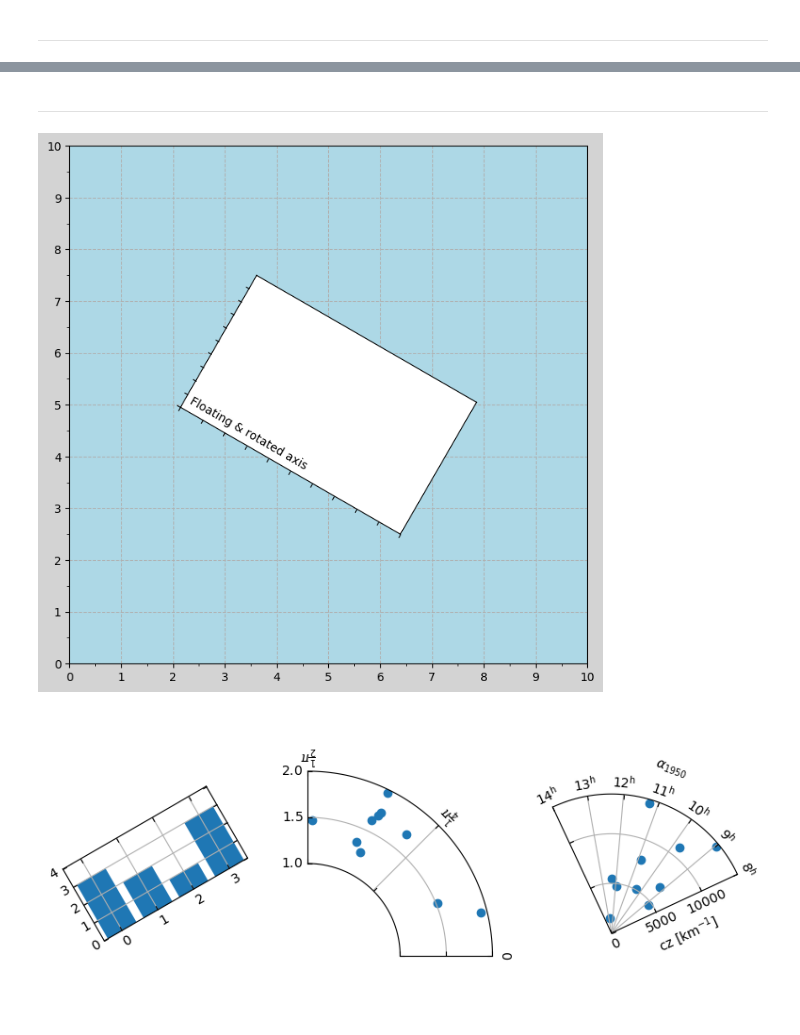
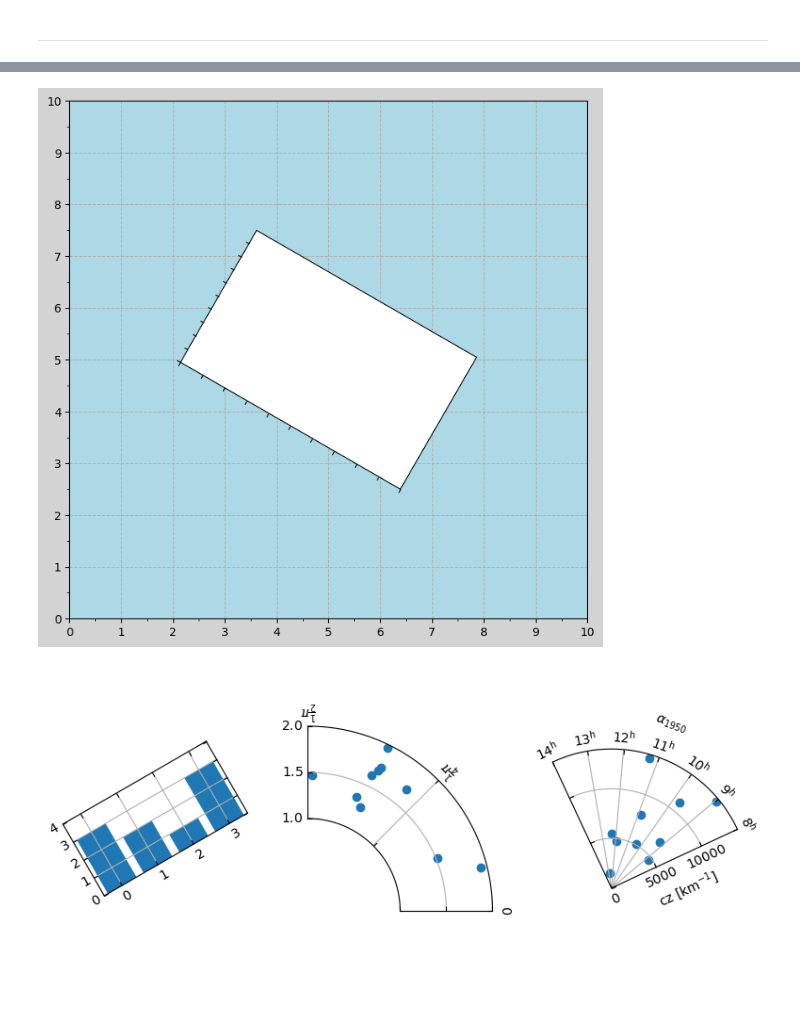
Before and after one commit to rodriguezmDNA/dataviz, a Jupyter notebook: floating_axes.ipynb, the cells around one changed output, grey strips where cells are left out. Saved outputs shown, nothing was run; the diff lists cells and outputs as text; code cells hidden in the pictures; blank space fills up the shorter version.

Commit message:
floating axes

```diff
--- a/floating_axes.ipynb
+++ b/floating_axes.ipynb
@@ -761,5 +794,3 @@ plt.show()
-# %% [markdown]
------
 # %%
 
 
@@ -787,47 +818,53 @@ P = center + rotation.transform(T)
 # xmin, xmax = T[:,0].min(), T[:,0].max()
 # ymin, ymax = T[:,1].min(), T[:,1].max()
 # T = [(xmin, ymin), (xmin, ymax), (xmax, ymax), (xmax, ymin), (xmin, ymin)]
 # P = center + T
 # plt.plot(P[:,0], P[:,1], color="black", linewidth=0.75)
 
 # Actual floating axis
 DC_to_FC = ax1.transData.transform
 FC_to_NFC = fig.transFigure.inverted().transform
 DC_to_NFC = lambda x: FC_to_NFC(DC_to_FC(x))
 xmin, ymin = DC_to_NFC((P[:, 0].min(), P[:, 1].min()))
 xmax, ymax = DC_to_NFC((P[:, 0].max(), P[:, 1].max()))
 transform = Affine2D().scale(1, 1).rotate_deg(orientation)
+
+
 helper = floating_axes.GridHelperCurveLinear(transform, (0, size[0], 0, size[1]))
-ax2 = floating_axes.FloatingSubplot(fig, 111, grid_helper=helper, zorder=0)
+ax2 = floating_axes.FloatingSubplot(fig,
+                                    111,
+                                    grid_helper=helper,
+                                    zorder=0)
 ax2.set_position((xmin, ymin, xmax - xmin, ymax - ymin))
 fig.add_subplot(ax2)
 
 
 # Cosmetic changes
 ax2.axis["bottom"].major_ticks.set_tick_out(True)
 ax2.axis["bottom"].major_ticklabels.set_visible(False)
 ax2.axis["top"].major_ticks.set_visible(False)
 ax2.axis["left"].major_ticks.set_tick_out(True)
 ax2.axis["left"].major_ticklabels.set_visible(False)
 ax2.axis["right"].major_ticks.set_visible(False)
-aux = ax2.get_aux_axes(transform)
-aux.text(
-    0.1,
-    0.1,
-    "Floating & rotated axis",
-    ha="left",
-    va="bottom",
-    size=10,
-    rotation=orientation,
-    rotation_mode="anchor",
-)
 
-aux.set_xticks([0, 1])
+#aux = ax2.get_aux_axes(transform)
+# aux.text(
+#     0.1,
+#     0.1,
+#     "Floating & rotated axis",
+#     ha="left",
+#     va="bottom",
+#     size=10,
+#     rotation=orientation,
+#     rotation_mode="anchor",
+# )
+
+# aux.set_xticks([0, 1])
 
 fig.set_facecolor('lightgrey')
 ax1.set_facecolor('lightblue')
 # %% [output]
-[figure, old version]
+[figure, new version]
 # %%
 import matplotlib.pyplot as plt
 import numpy as np
```
Also changed, not shown: parts of 11 cells of this notebook.
